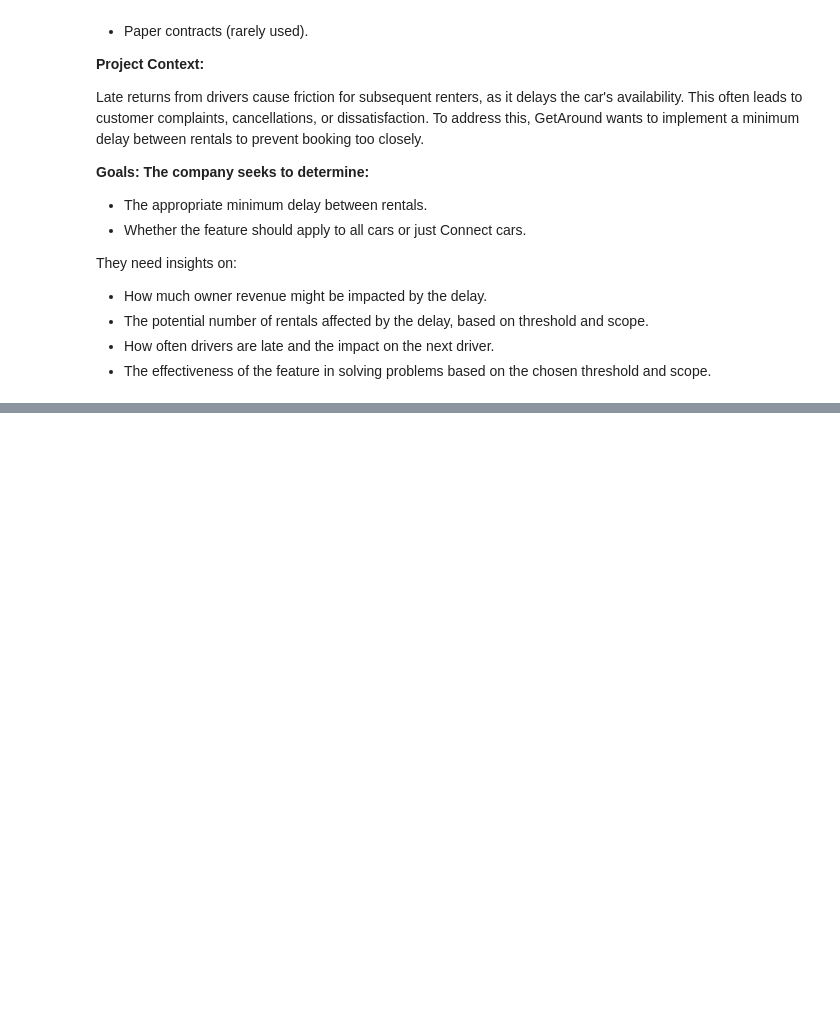
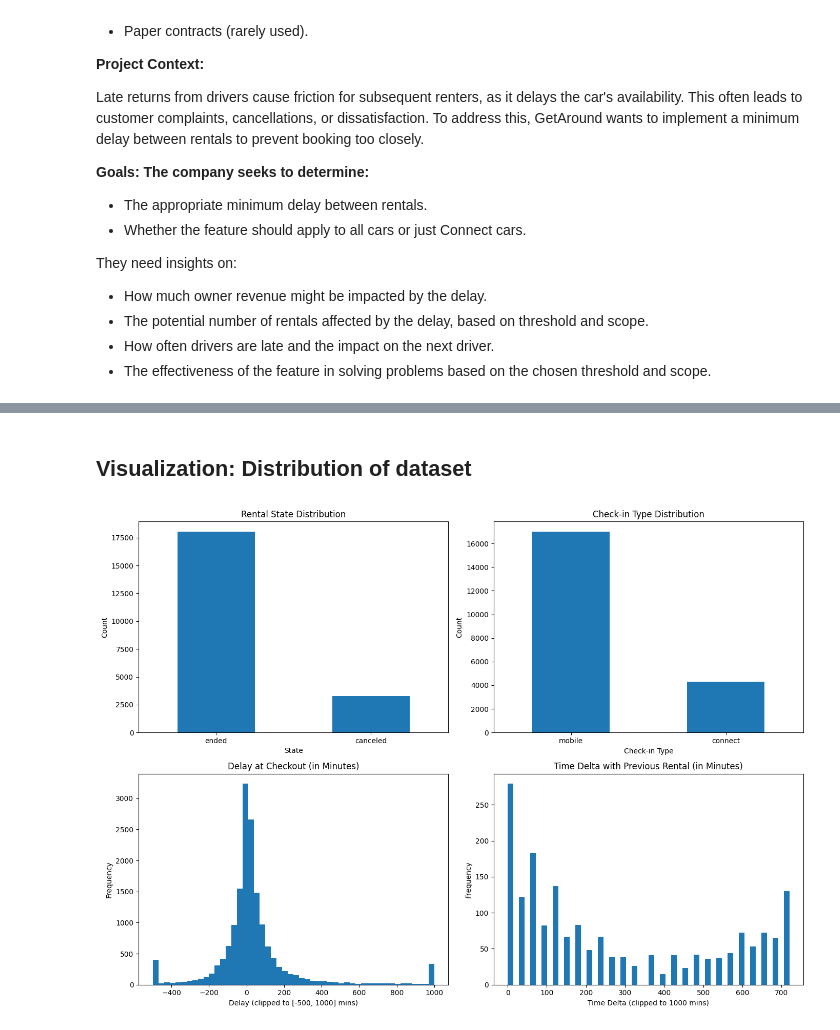
Before and after one commit to YnaPqt/deploiement-getaround, a Jupyter notebook: getaround_analysis.ipynb, the cells around one changed output, grey strips where cells are left out. Cells and saved outputs as stored; diff of their text form; code cells hidden in the pictures; blank space fills up the shorter version.

```diff
--- a/getaround_analysis.ipynb
+++ b/getaround_analysis.ipynb
@@ -306,0 +34,7 @@ As the threshold increases, you can see a reduction in the number of affected re
+# %%
+# Load the uploaded CSV file
+df = pd.read_excel('/content/get_around_delay_analysis.xlsx')
+
+# Display basic information about the dataset
+display(df.info())
+display(df.head(5))
@@ -306,0 +147,59 @@ As the threshold increases, you can see a reduction in the number of affected re
+# %% [markdown]
+## Visualization: Distribution of dataset
+# %%
+fig, axs = plt.subplots(2, 2, figsize=(14, 10))
+
+# Define plot configurations
+plots = [
+    {
+        'data': state_counts,
+        'kind': 'bar',
+        'ax': axs[0, 0],
+        'title': 'Rental State Distribution',
+        'xlabel': 'State',
+        'ylabel': 'Count',
+        'rotate_xticks': 0
+    },
+    {
+        'data': checkin_counts,
+        'kind': 'bar',
+        'ax': axs[0, 1],
+        'title': 'Check-in Type Distribution',
+        'xlabel': 'Check-in Type',
+        'ylabel': 'Count',
+        'rotate_xticks': 0
+    },
+    {
+        'data': df['delay_at_checkout_in_minutes'].dropna().clip(-500, 1000),
+        'kind': 'hist',
+        'ax': axs[1, 0],
+        'title': 'Delay at Checkout (in Minutes)',
+        'xlabel': 'Delay (clipped to [-500, 1000] mins)',
+        'ylabel': 'Frequency'
+    },
+    {
+        'data': df['time_delta_with_previous_rental_in_minutes'].dropna().clip(0, 1000),
+        'kind': 'hist',
+        'ax': axs[1, 1],
+        'title': 'Time Delta with Previous Rental (in Minutes)',
+        'xlabel': 'Time Delta (clipped to 1000 mins)',
+        'ylabel': 'Frequency'
+    }
+]
+
+# Plot loop
+for plot in plots:
+    if plot['kind'] == 'bar':
+        plot['data'].plot(kind='bar', ax=plot['ax'])
+        plot['ax'].tick_params(axis='x', rotation=plot.get('rotate_xticks', 0))
+    else:  # Histogram
+        plot['ax'].hist(plot['data'], bins=50)
+
+    plot['ax'].set_title(plot['title'])
+    plot['ax'].set_xlabel(plot['xlabel'])
+    plot['ax'].set_ylabel(plot['ylabel'])
+
+plt.tight_layout()
+plt.show()
+# %% [output]
+[figure, added]
```
Also changed, not shown: parts of 52 cells of this notebook.
